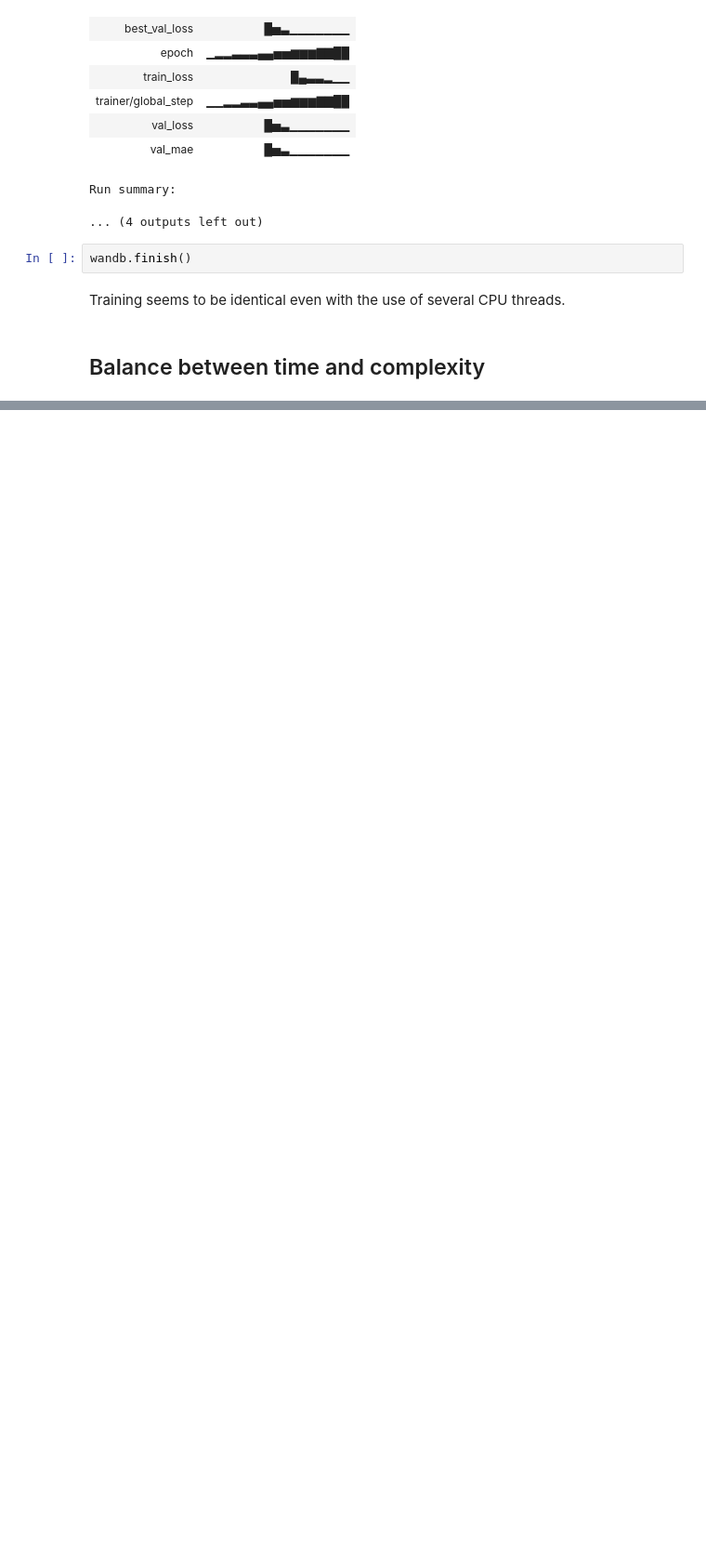
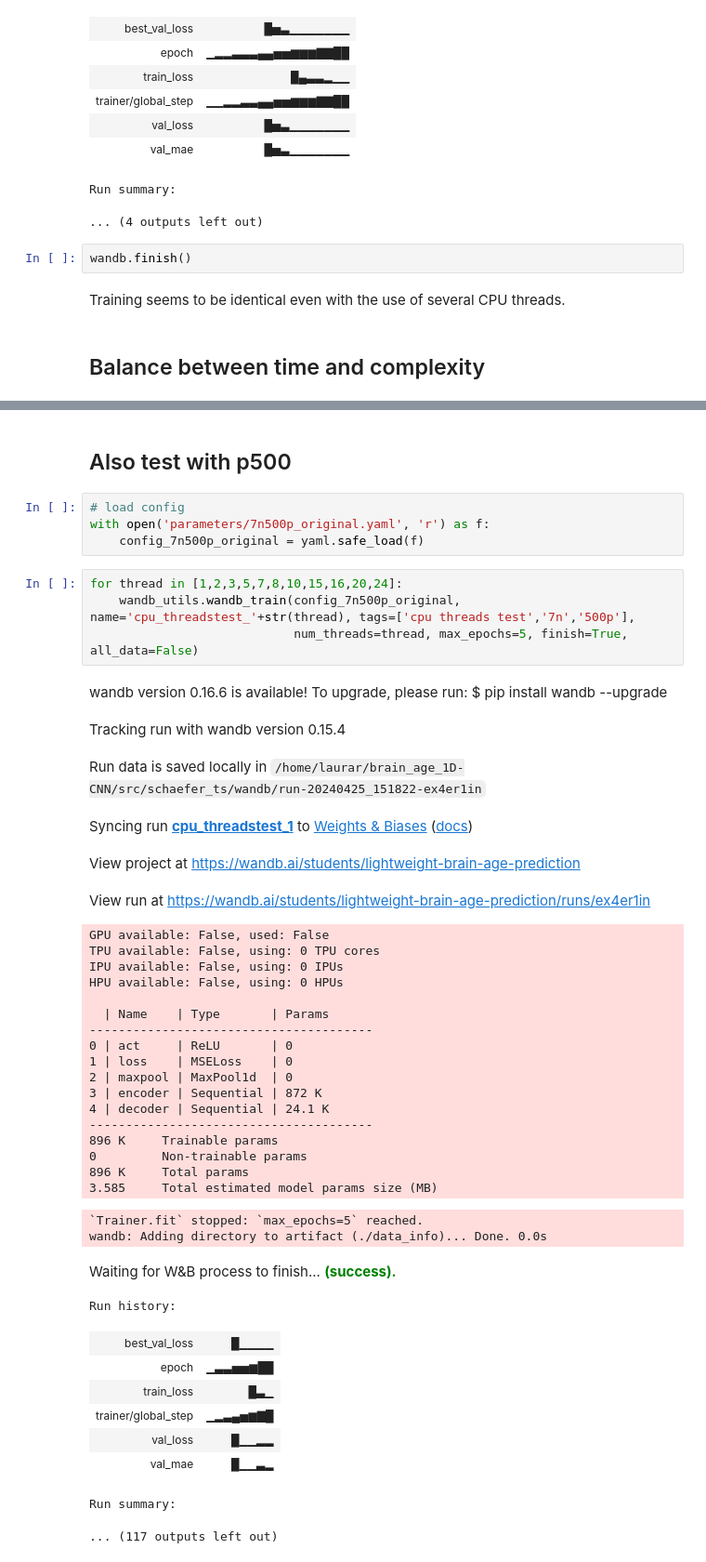
Before and after one commit to laura-riedel/brain_age_1D-CNN, a Jupyter notebook: src/schaefer_ts/find_cpu_sweetspot.ipynb, the cells around one changed output, grey strips where cells are left out. Shown: that part at 93% size. Cells and saved outputs as stored; diff of their text form; blank space fills up the shorter version.

```diff
--- a/src/schaefer_ts/find_cpu_sweetspot.ipynb
+++ b/src/schaefer_ts/find_cpu_sweetspot.ipynb
@@ -558,3 +558,49 @@ Run history:
 | val_mae | █▆▃▁▁ |
 Run summary:
 ... (3 outputs left out)
+# %% [markdown]
+## Also test with p500
+# %%
+# load config
+with open('parameters/7n500p_original.yaml', 'r') as f:
+    config_7n500p_original = yaml.safe_load(f)
+# %%
+for thread in [1,2,3,5,7,8,10,15,16,20,24]:
+    wandb_utils.wandb_train(config_7n500p_original, name='cpu_threadstest_'+str(thread), tags=['cpu threads test','7n','500p'],
+                            num_threads=thread, max_epochs=5, finish=True, all_data=False)
+# %% [output]
+wandb version 0.16.6 is available! To upgrade, please run: $ pip install wandb --upgrade
+Tracking run with wandb version 0.15.4
+Run data is saved locally in /home/laurar/brain_age_1D-CNN/src/schaefer_ts/wandb/run-20240425_151822-ex4er1in
+Syncing run cpu_threadstest_1 to Weights & Biases (docs)
+View project at https://wandb.ai/students/lightweight-brain-age-prediction
+View run at https://wandb.ai/students/lightweight-brain-age-prediction/runs/ex4er1in
+GPU available: False, used: False
+TPU available: False, using: 0 TPU cores
+IPU available: False, using: 0 IPUs
+HPU available: False, using: 0 HPUs
+
+  | Name    | Type       | Params
+---------------------------------------
+0 | act     | ReLU       | 0
+1 | loss    | MSELoss    | 0
+2 | maxpool | MaxPool1d  | 0
+3 | encoder | Sequential | 872 K
+4 | decoder | Sequential | 24.1 K
+---------------------------------------
+896 K     Trainable params
+0         Non-trainable params
+896 K     Total params
+3.585     Total estimated model params size (MB)
+`Trainer.fit` stopped: `max_epochs=5` reached.
+wandb: Adding directory to artifact (./data_info)... Done. 0.0s
+Waiting for W&B process to finish... (success).
+Run history:
+| best_val_loss | █▁▁▁▁ |
+| epoch | ▁▃▃▅▅▆██ |
+| train_loss | █▃▁ |
+| trainer/global_step | ▁▂▃▄▅▆▇█ |
+| val_loss | █▁▁▂▂ |
+| val_mae | █▁▁▃▂ |
+Run summary:
+... (117 outputs left out)
```
Also changed, not shown: parts of 11 cells of this notebook.
